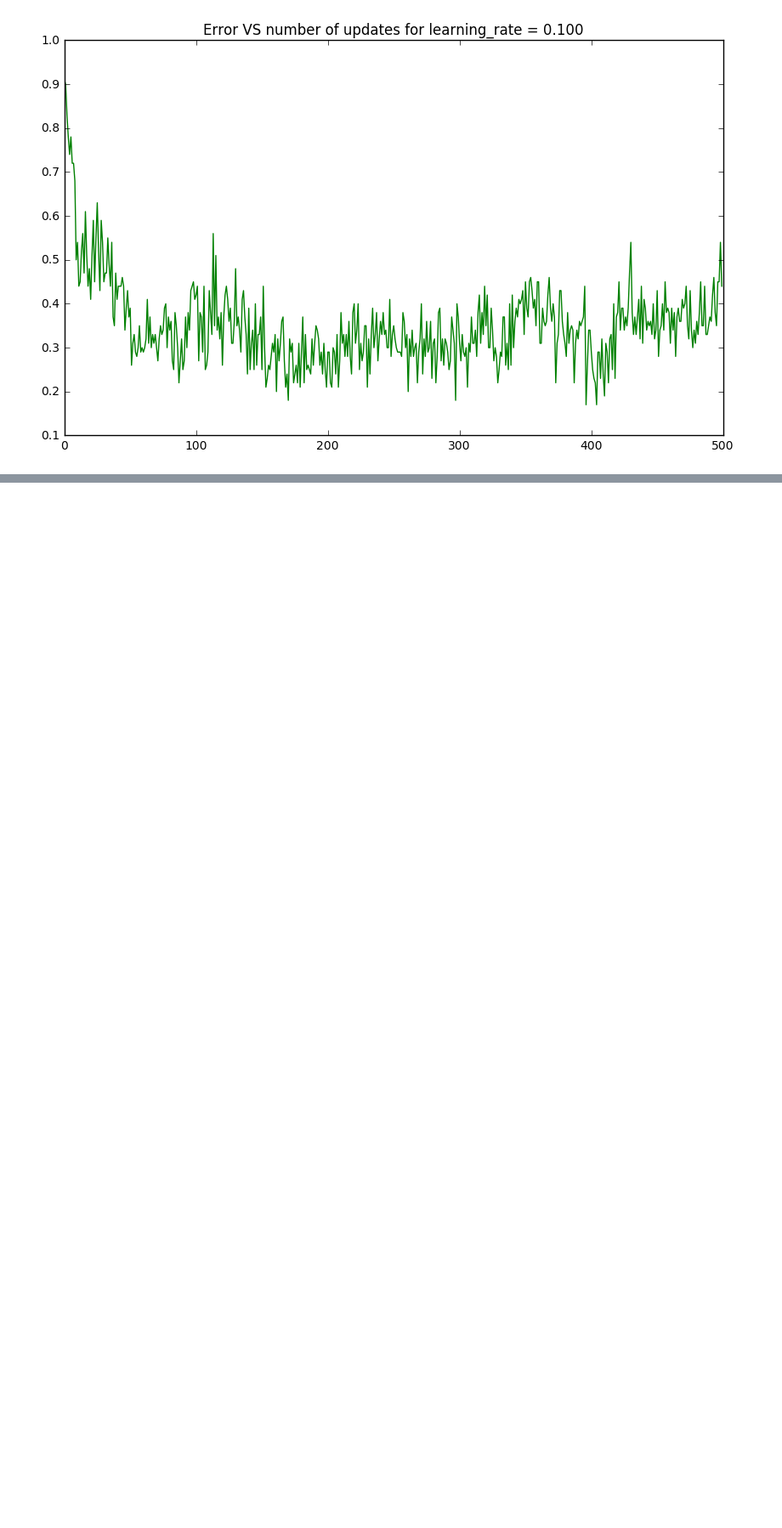
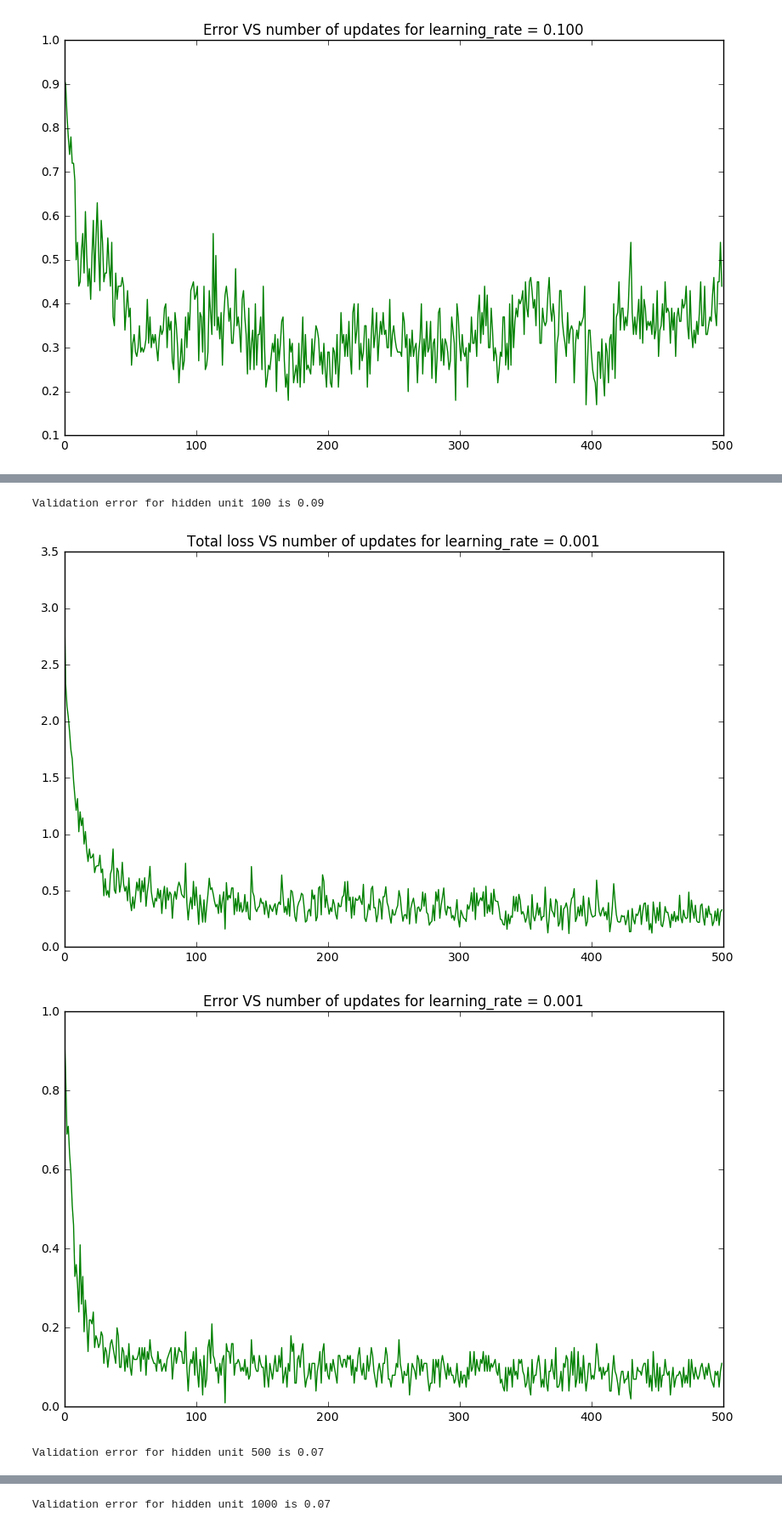
Before and after one commit to lidaiqing/Inference-MachineLearning, a Jupyter notebook: A2/code/a2.ipynb, the cells around one changed output, grey strips where cells are left out. Shown at 85% size. Drawn from its saved outputs; the diff is of its cells as text; code cells hidden in the pictures; blank space fills up the shorter version.

```diff
--- a/A2/code/a2.ipynb
+++ b/A2/code/a2.ipynb
@@ -561,0 +566,42 @@ Best accuracy in test set is 0.92
+# %%
+hidden_n_list = [100, 500, 1000]
+best_valid_error = 1.0
+best_n_hidden = 0
+for hidden_n in hidden_n_list:
+    n_hidden_1 = hidden_n
+    X, y_target, y_predicted, error, train, acc = buildGraph(decay_rate, learning_rate)
+
+    init = tf.global_variables_initializer()
+    sess = tf.InteractiveSession()
+    sess.run(init)
+    loss_recorder = np.array([])
+    mis_recorder = np.array([])
+
+    numIteration = 500
+    cur_valid_mis = 1.0
+    for itr in range(numIteration):
+        batch_xs, batch_ys = getRandomBatch(trainData, trainTarget, batch_size)
+        accuracy, loss, _ = sess.run([acc, error, train], feed_dict={X: batch_xs, y_target: batch_ys})
+        loss_recorder = np.append(loss_recorder, loss)
+        mis_recorder = np.append(mis_recorder, 1.0 - accuracy)
+        valid_acc = sess.run([acc], feed_dict={X: validData, y_target: validTarget})
+        cur_valid_mis = min(cur_valid_mis, 1.0 - valid_acc[0])
+    if best_valid_error > cur_valid_mis:
+        best_valid_error = cur_valid_mis
+        best_n_hidden = hidden_n
+    print("Validation error for hidden unit %d is %0.2f"%(hidden_n, cur_valid_mis))
+    plt.plot(np.arange(numIteration), loss_recorder, 'g')
+    #plt.axis([0,500, 0, 2])
+    plt.title("Total loss VS number of updates for learning_rate = %0.3f"%(learning_rate))
+    plt.show()
+
+    plt.plot(np.arange(numIteration), mis_recorder, 'g')
+    #plt.axis([0,500, 0, 2])
+    plt.title("Error VS number of updates for learning_rate = %0.3f"%(learning_rate))
+    plt.show()
+print("Best validation error is %0.2f for hidden units number % d"%(best_valid_error, best_n_hidden))
+# %% [output]
+Validation error for hidden unit 100 is 0.09
+[figure, added]
+[figure, added]
+Validation error for hidden unit 500 is 0.07
@@ -561,0 +610 @@ Best accuracy in test set is 0.92
+Validation error for hidden unit 1000 is 0.07
```
Also changed, not shown: parts of 5 cells of this notebook.
